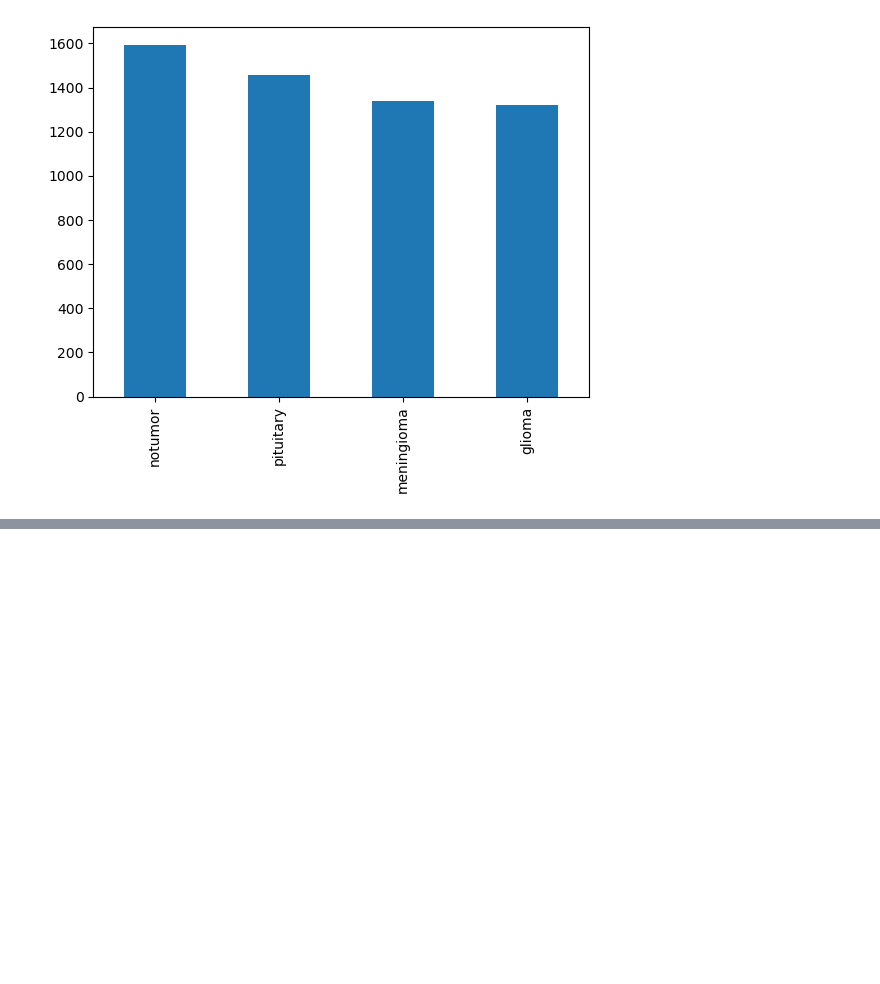
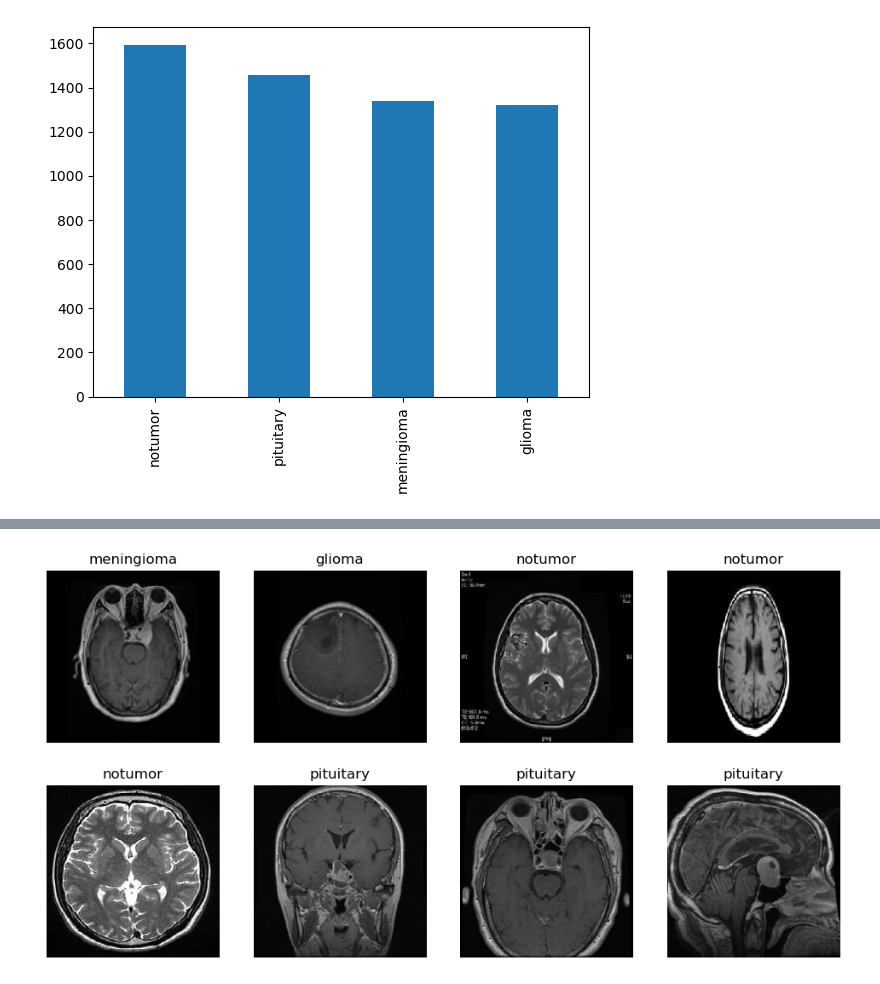
Before and after one commit to emgerber88/brain_tumor_CNN_classifier, a Jupyter notebook: Brain_Tumor_CNN_Modeling.ipynb, the cells around one changed output, grey strips where cells are left out. Cells and saved outputs as stored; diff of their text form; code cells hidden in the pictures; blank space fills up the shorter version.

```diff
--- a/Brain_Tumor_CNN_Modeling.ipynb
+++ b/Brain_Tumor_CNN_Modeling.ipynb
@@ -115,41 +136,29 @@ tumor_test_df['label'].value_counts().plot(kind = 'bar');
 # %%
-# Setting default size of the plot and images
-plt.rcParams['figure.figsize'] = (16.0, 16.0)
-image_size = 224
+# with gratitude to MD Mushfirat Mohaimin for this code
+# https://www.kaggle.com/code/mushfirat/brain-tumor-classification-accuracy-96
+
+IMAGE_SIZE = (224, 224)
 
 def open_images(paths):
     '''
-    Given a list of paths to images, this function returns the images as arrays (after augmenting them)
+    Given a list of paths to images, this function returns the images as arrays.
     '''
     images = []
     for path in paths:
-        image = load_img(path, target_size=(IMAGE_SIZE,IMAGE_SIZE))
-        image = augment_image(image)
+        image = load_img(path, target_size=IMAGE_SIZE)
         images.append(image)
-    return np.array(images)
+    return np.array(images, dtype=object)
 
-# Defining a figure object with number of needed subplots
-# ax is a (25, 4) numpy array
-# To access specific subplot we call it by ax[0, 0]
-figure, ax = plt.subplots(nrows=4, ncols=4)
-
-# Plotting 16 examples along 4 rows and 4 columns
-for i in range(4):
-    for j in range(4):
-        # Preparing random index
-        ii = np.random.randint(low=0, high=x_train.shape[0])
-
-        # Plotting current subplot
-        ax[i, j].imshow(x_train[ii].astype('uint8'))
-
-        # Giving name to current subplot
-        # according to class's name in dataFrame 'labels'
-        ax[i, j].set_title(labels.loc[y_train[ii], 0], fontsize=16)
-
-        # Hiding axis
-        ax[i, j].axis('off')
-
-# Adjusting distance between subplots and showing plot
-plt.tight_layout()
+images = open_images(train_paths[50:59])
+labels = train_labels[50:59]
+fig = plt.figure(figsize=(12, 6))
+for x in range(1, 9):
+    fig.add_subplot(2, 4, x)
+    plt.axis('off')
+    plt.title(labels[x])
+    plt.imshow(images[x])
+plt.rcParams.update({'font.size': 12})
 plt.show()
+# %% [output]
+[figure, added]
 # %%
```
Also changed, not shown: parts of 8 cells of this notebook.
